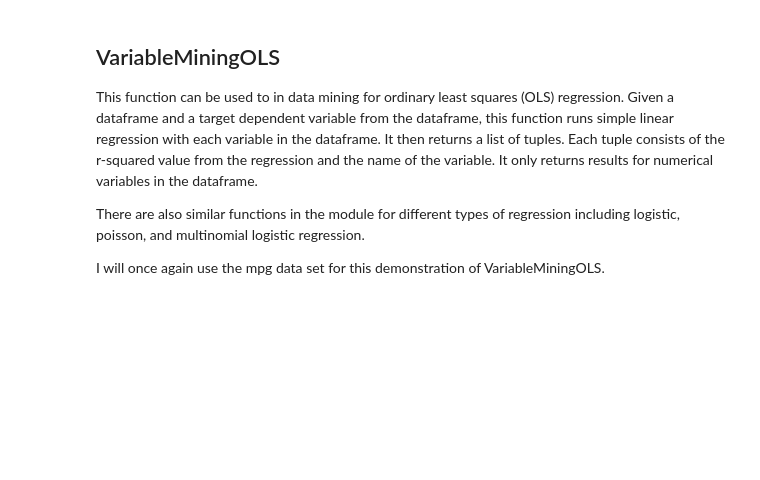
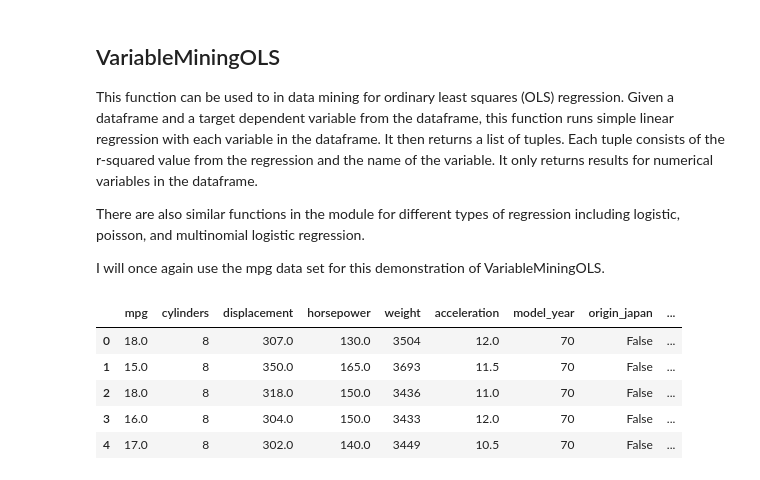
Before and after one commit to pthussey/DataStats, a Jupyter notebook: Usage Demos - Multivar Module.ipynb, the cells around one changed output. Drawn from its saved outputs; the diff is of its cells as text; code cells hidden in the pictures; blank space fills up the shorter version.

````diff
--- a/Usage Demos - Multivar Module.ipynb
+++ b/Usage Demos - Multivar Module.ipynb
@@ -168,6 +167,24 @@ This function can be used to in data mining for ordinary least squares (OLS) reg
 There are also similar functions in the module for different types of regression including logistic, poisson, and multinomial logistic regression.
 
 I will once again use the mpg data set for this demonstration of VariableMiningOLS.
+# %%
+# Before doing regressions, need to remove any records that include nan
+df = df.copy().dropna()
+
+# Convert ```origin``` variable to dummies to include it in the results
+df = pd.get_dummies(data=df, columns=['origin'], drop_first=True)
+
+# Drop the ```name``` variable as it's not relevant for this analysis
+df = df.copy().drop(columns=['name'])
+
+df.head()
+# %% [output]
+|  | mpg | cylinders | displacement | horsepower | weight | acceleration | model_year | origin_japan | ... |
+| 0 | 18.0 | 8 | 307.0 | 130.0 | 3504 | 12.0 | 70 | False | ... |
+| 1 | 15.0 | 8 | 350.0 | 165.0 | 3693 | 11.5 | 70 | False | ... |
+| 2 | 18.0 | 8 | 318.0 | 150.0 | 3436 | 11.0 | 70 | False | ... |
+| 3 | 16.0 | 8 | 304.0 | 150.0 | 3433 | 12.0 | 70 | False | ... |
+| 4 | 17.0 | 8 | 302.0 | 140.0 | 3449 | 10.5 | 70 | False | ... |
 # %%
 mining_results = dsmv.VariableMiningOLS(df, 'mpg')
 mining_results
````
Also changed, not shown: parts of 8 cells of this notebook, 4 other files.
